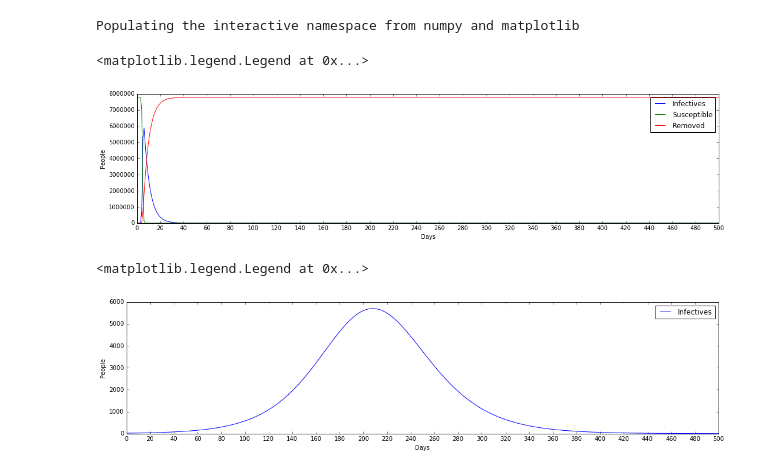
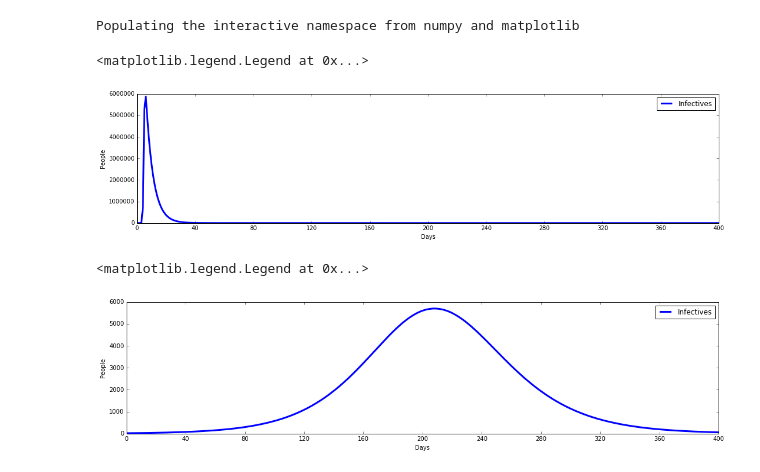
Before and after one commit to nikolads/fmi-projects, a Jupyter notebook: sir/london.ipynb, the cells around one changed output. Drawn from its saved outputs; the diff is of its cells as text; code cells hidden in the pictures.

```diff
--- a/sir/london.ipynb
+++ b/sir/london.ipynb
@@ -11,35 +11,43 @@ Populating the interactive namespace from numpy and matplotlib
 plt.figure(figsize=(18, 4));
 plt.xlabel("Days");
 plt.ylabel("People");
-xticks(range(0, 501, 20))
+xticks(range(0, 401, 40))
 
 N = 7781984
-sir = Sir(s0=N-1, i0=1, r0=0, infect_prob=0.000000463, recovery_rate=0.2)
-res = sir.simulate(500, sim_step=0.001)
+s0=N-1
+i0=1
+r0=0
 
-plot(res.t, res.I, label="Infectives")
-plot(res.t, res.S, label="Susceptible")
-plot(res.t, res.R, label="Removed")
+sir = Sir(s0, i0, r0, infect_prob=0.000000463, recovery_rate=0.2)
+res = sir.simulate(400, sim_step=0.001)
+
+plot(res.t, res.I, label="Infectives", linewidth=3)
+# plot(res.t, res.S, label="Susceptible")
+# plot(res.t, res.R, label="Removed")
 plt.legend()
 # %% [output]
 <matplotlib.legend.Legend at 0x...>
-[figure, old version]
+[figure, new version]
 # %%
 # A more accurate model of The Great Plague in London, 1666
 
 plt.figure(figsize=(18, 4));
 plt.xlabel("Days");
 plt.ylabel("People");
-xticks(range(0, 501, 20))
+xticks(range(0, 401, 40))
 
 N = 7781984
-sir = Sir(s0=0.065*N, i0=20, r0=N-s0-i0, infect_prob=0.000000463, recovery_rate=0.2)
-res = sir.simulate(500, sim_step=0.001)
+s0 = 0.065*N
+i0 = 20
+r0 = N-s0-i0
 
-plot(res.t, res.I, label="Infectives")
+sir = Sir(s0, i0, r0, infect_prob=0.000000463, recovery_rate=0.2)
+res = sir.simulate(400, sim_step=0.001)
+
+plot(res.t, res.I, label="Infectives", linewidth=3)
 # plot(res.t, res.S, label="Susceptible")
 # plot(res.t, res.R, label="Removed")
 plt.legend()
 # %% [output]
 <matplotlib.legend.Legend at 0x...>
-[figure, old version]
+[figure, new version]
```
Also changed, not shown: 9 other files.
